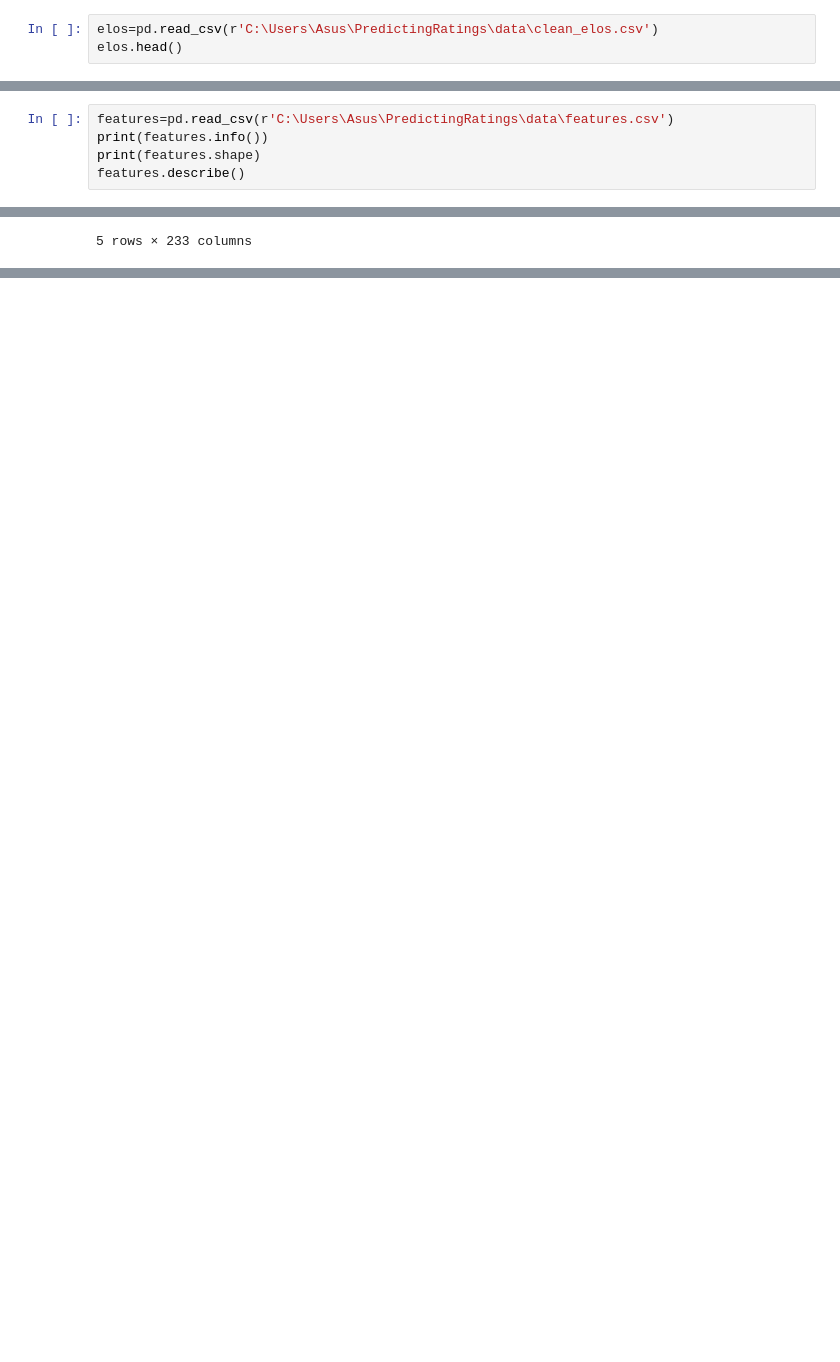
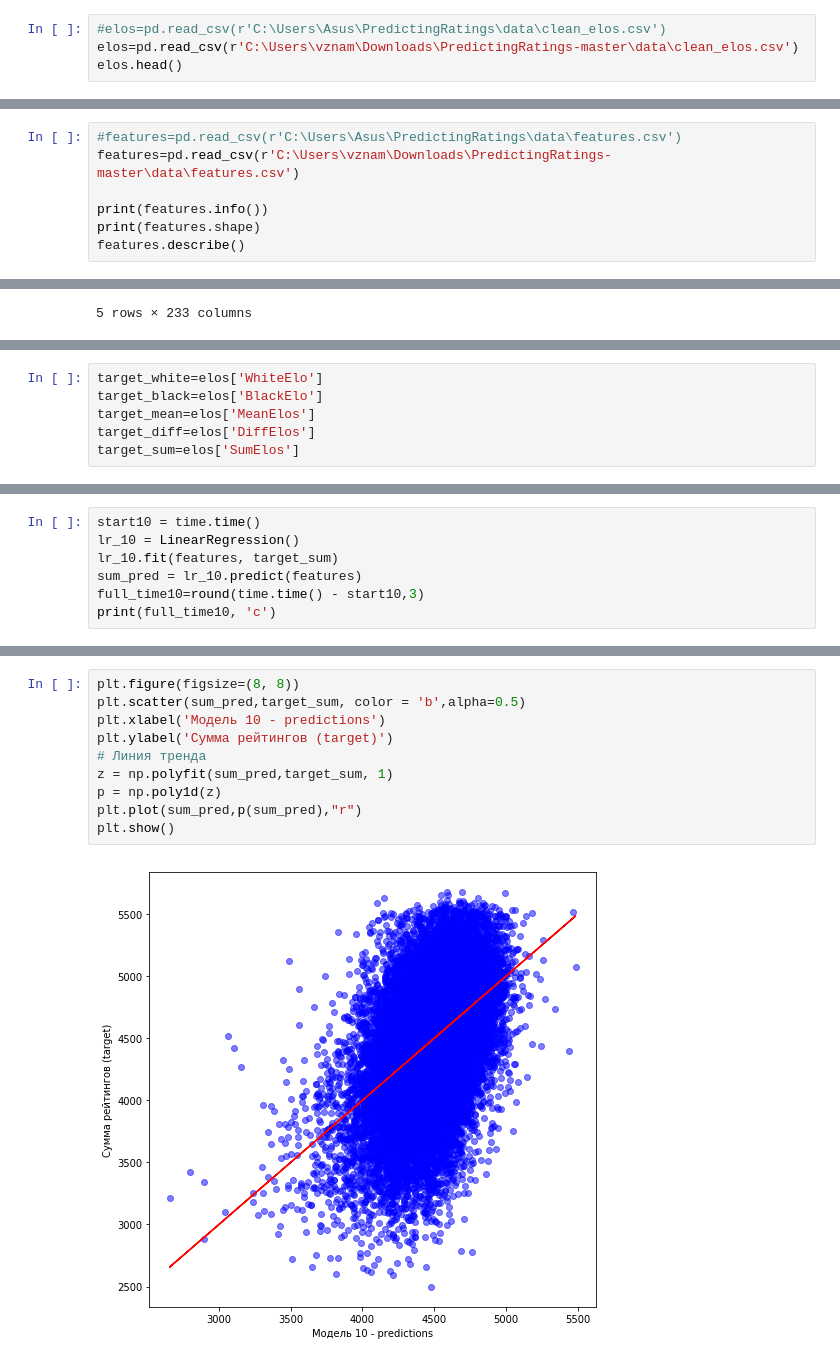
Before and after one commit to polinarod/PredictingRaitings, a Jupyter notebook: feature_processing.ipynb, the cells around one changed output, grey strips where cells are left out. Cells and saved outputs as stored; diff of their text form; blank space fills up the shorter version.

```diff
--- a/feature_processing.ipynb
+++ b/feature_processing.ipynb
@@ -5,5 +6,6 @@ import numpy as np
 # %%
-elos=pd.read_csv(r'C:\Users\Asus\PredictingRatings\data\clean_elos.csv')
+#elos=pd.read_csv(r'C:\Users\Asus\PredictingRatings\data\clean_elos.csv')
+elos=pd.read_csv(r'C:\Users\vznam\Downloads\PredictingRatings-master\data\clean_elos.csv')
 elos.head()
 # %% [output]
 |  | WhiteElo | BlackElo | MeanElos | DiffElos | SumElos |
@@ -13,7 +15,9 @@ elos.head()
 | 3 | 2168 | 2075 | 2121 | 93 | 4243 |
 | 4 | 2437 | 2254 | 2345 | 183 | 4691 |
 # %%
-features=pd.read_csv(r'C:\Users\Asus\PredictingRatings\data\features.csv')
+#features=pd.read_csv(r'C:\Users\Asus\PredictingRatings\data\features.csv')
+features=pd.read_csv(r'C:\Users\vznam\Downloads\PredictingRatings-master\data\features.csv')
+
 print(features.info())
 print(features.shape)
 features.describe()
@@ -187,0 +399,6 @@ KeyboardInterrupt:
+# %%
+target_white=elos['WhiteElo']
+target_black=elos['BlackElo']
+target_mean=elos['MeanElos']
+target_diff=elos['DiffElos']
+target_sum=elos['SumElos']
@@ -187,0 +407,7 @@ KeyboardInterrupt:
+# %%
+start10 = time.time()
+lr_10 = LinearRegression()
+lr_10.fit(features, target_sum)
+sum_pred = lr_10.predict(features)
+full_time10=round(time.time() - start10,3)
+print(full_time10, 'c')
@@ -187,0 +416,12 @@ KeyboardInterrupt:
+# %%
+plt.figure(figsize=(8, 8))
+plt.scatter(sum_pred,target_sum, color = 'b',alpha=0.5)
+plt.xlabel('Модель 10 - predictions')
+plt.ylabel('Сумма рейтингов (target)')
+# Линия тренда
+z = np.polyfit(sum_pred,target_sum, 1)
+p = np.poly1d(z)
+plt.plot(sum_pred,p(sum_pred),"r")
+plt.show()
+# %% [output]
+[figure, added]
```
Also changed, not shown: parts of 41 cells of this notebook.
